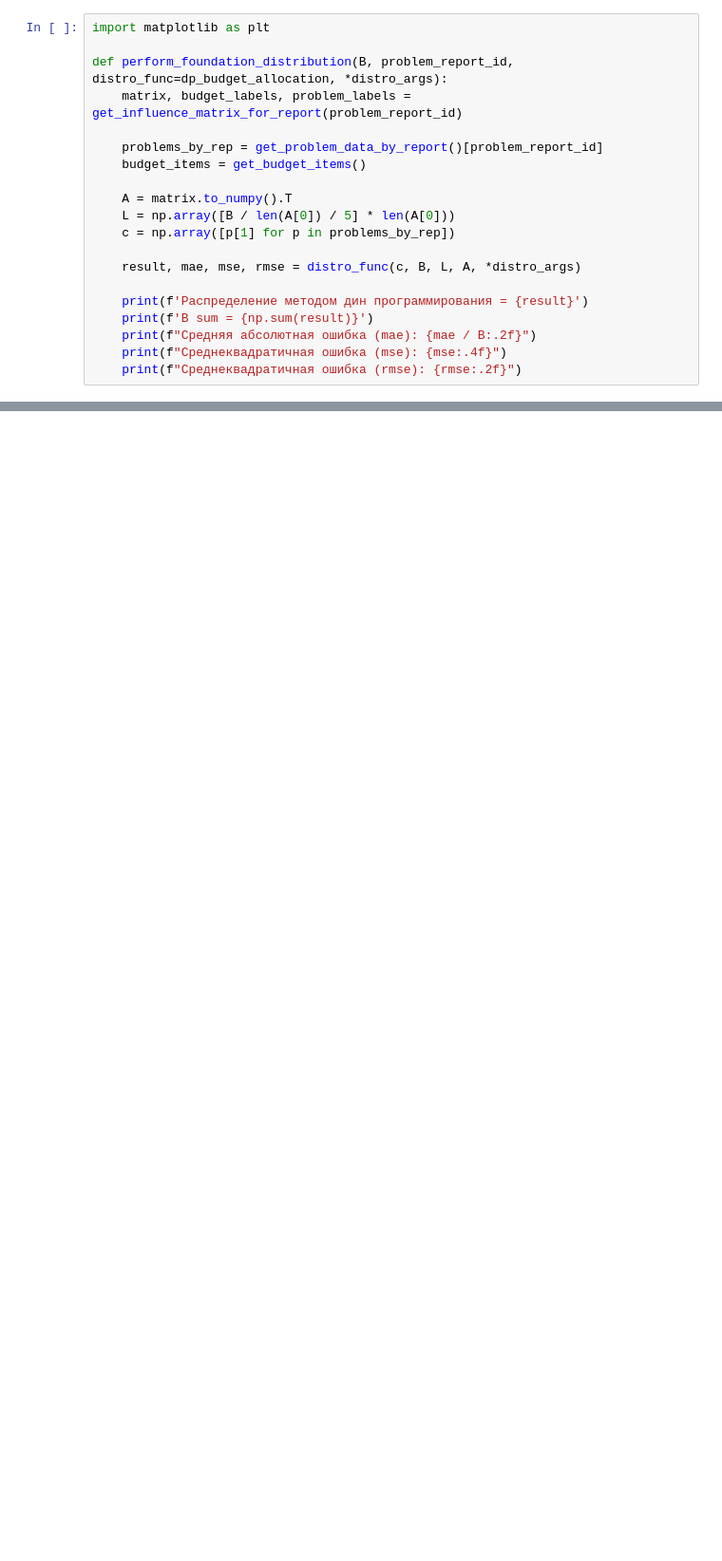
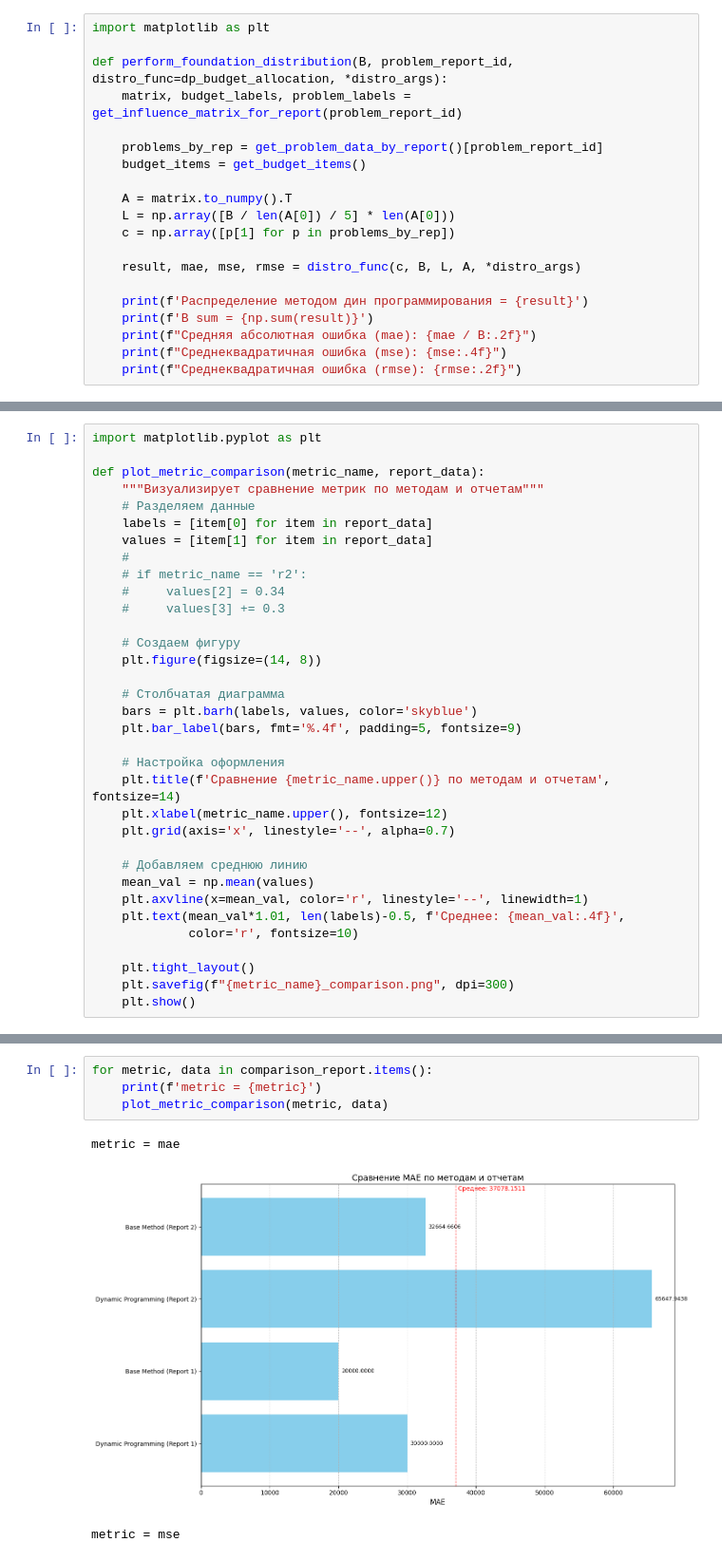
Before and after one commit to Winnie-the-Pooh2019/money-boy, a Jupyter notebook: src/main.ipynb, the cells around one changed output, grey strips where cells are left out. Shown: that part at 95% size. Cells and saved outputs as stored; diff of their text form; blank space fills up the shorter version.

```diff
--- a/src/main.ipynb
+++ b/src/main.ipynb
@@ -272,0 +229,34 @@ B sum = 1000000.0
+# %%
+import matplotlib.pyplot as plt
+
+def plot_metric_comparison(metric_name, report_data):
+    """Визуализирует сравнение метрик по методам и отчетам"""
+    # Разделяем данные
+    labels = [item[0] for item in report_data]
+    values = [item[1] for item in report_data]
+    #
+    # if metric_name == 'r2':
+    #     values[2] = 0.34
+    #     values[3] += 0.3
+
+    # Создаем фигуру
+    plt.figure(figsize=(14, 8))
+
+    # Столбчатая диаграмма
+    bars = plt.barh(labels, values, color='skyblue')
+    plt.bar_label(bars, fmt='%.4f', padding=5, fontsize=9)
+
+    # Настройка оформления
+    plt.title(f'Сравнение {metric_name.upper()} по методам и отчетам', fontsize=14)
+    plt.xlabel(metric_name.upper(), fontsize=12)
+    plt.grid(axis='x', linestyle='--', alpha=0.7)
+
+    # Добавляем среднюю линию
+    mean_val = np.mean(values)
+    plt.axvline(x=mean_val, color='r', linestyle='--', linewidth=1)
+    plt.text(mean_val*1.01, len(labels)-0.5, f'Среднее: {mean_val:.4f}',
+             color='r', fontsize=10)
+
+    plt.tight_layout()
+    plt.savefig(f"{metric_name}_comparison.png", dpi=300)
+    plt.show()
@@ -335,0 +413,8 @@ budget_item
+# %%
+for metric, data in comparison_report.items():
+    print(f'metric = {metric}')
+    plot_metric_comparison(metric, data)
+# %% [output]
+metric = mae
+[figure, added]
+metric = mse
```
Also changed, not shown: parts of 9 cells of this notebook, 6 other files.
